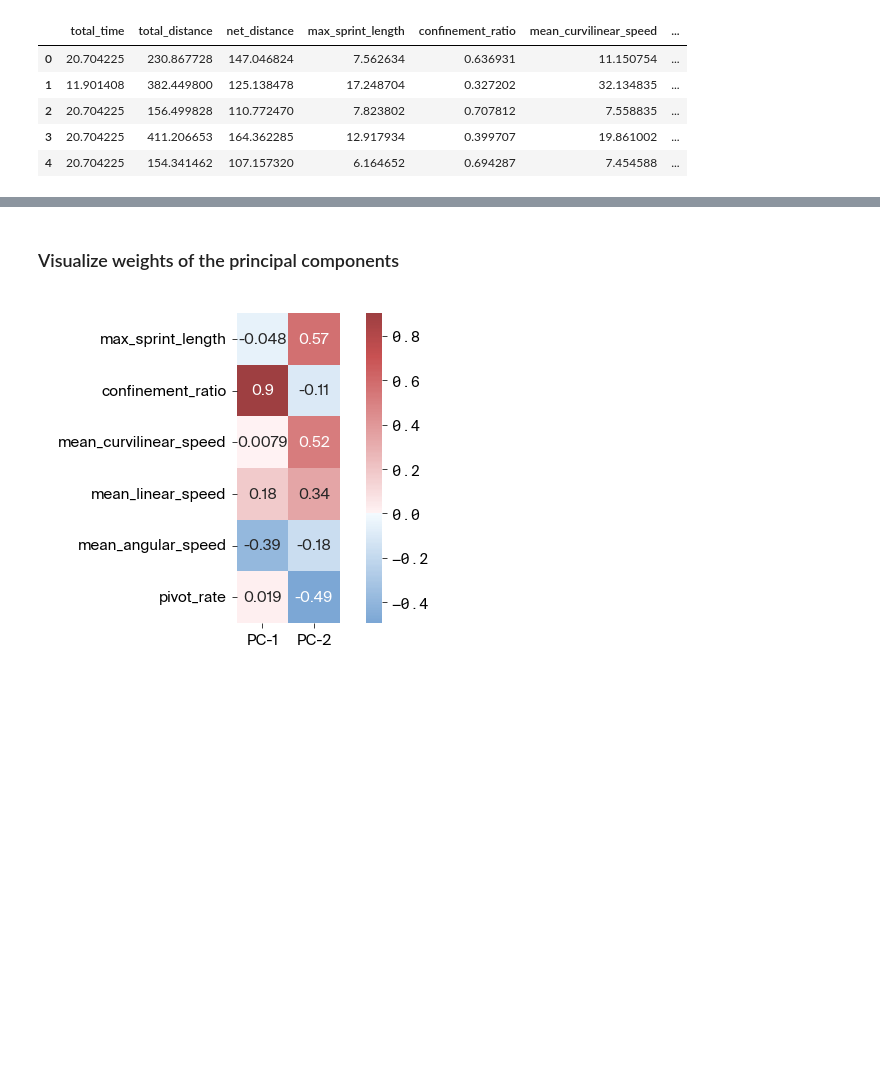
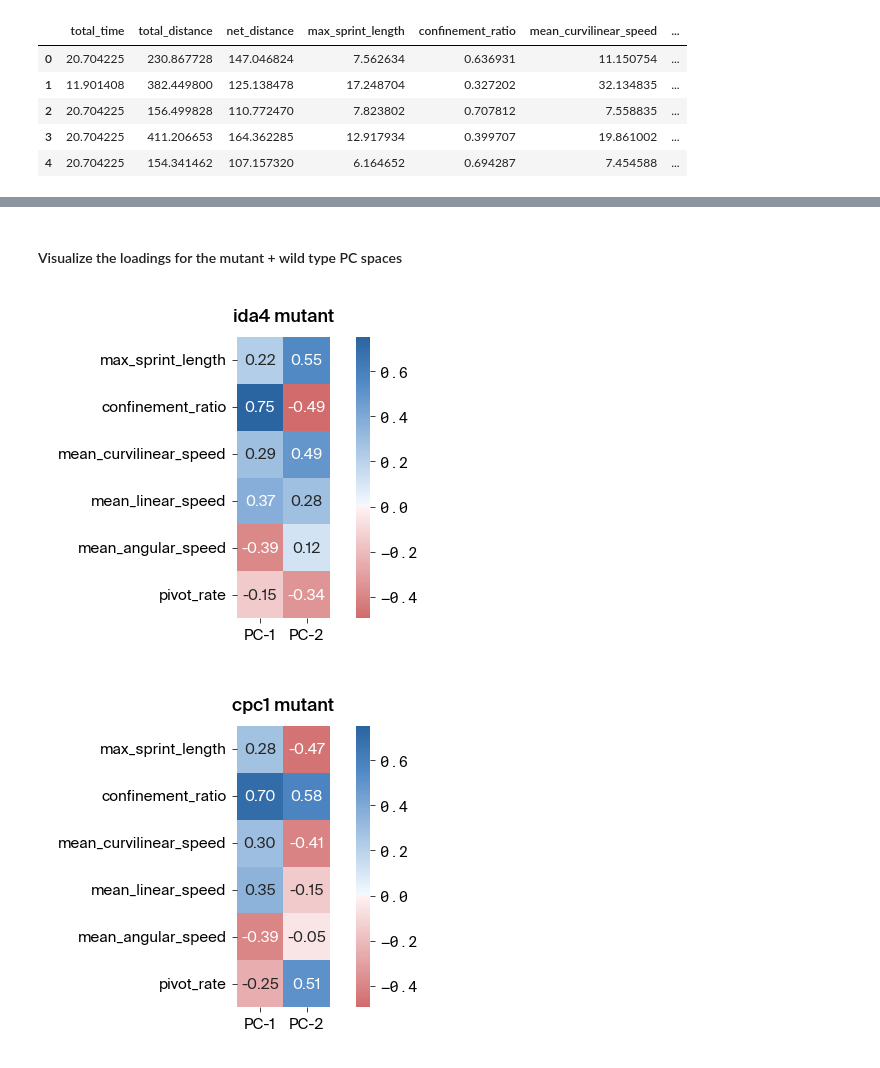
Before and after one commit to Arcadia-Science/2024-chlamy-mutant-motility-pub, a Jupyter notebook: notebooks/2_mutant-motility-pca.ipynb, the cells around one changed output, grey strips where cells are left out. Cells and saved outputs as stored; diff of their text form; code cells hidden in the pictures; blank space fills up the shorter version.

```diff
--- a/notebooks/2_mutant-motility-pca.ipynb
+++ b/notebooks/2_mutant-motility-pca.ipynb
@@ -144,8 +145,6 @@ for i in range(pca_controls.n_components_):
 # %%
 for i, mutant_strain in enumerate(mutant_strains):
-    source = motility_dataframe_controls.loc[
-        motility_dataframe_controls["strain"].isin([wild_type, mutant_strain])
-    ].copy()
+    source = motility_dataframes_controls[mutant_strain].copy()
     source["strain"] = source["strain"].map(rename_for_plot)
 
     # render JointGrid
@@ -158,14 +157,14 @@ for i, mutant_strain in enumerate(mutant_strains):
     )
 
     # aesthetics
-    variances = pca_controls.explained_variance_ratio_
+    variances = pcas_controls[mutant_strain].explained_variance_ratio_
     joint_grid.ax_joint.set_xlabel(f"PC-1  ({variances[0]:.1%})")
     joint_grid.ax_joint.set_ylabel(f"PC-2  ({variances[1]:.1%})")
     sns.move_legend(joint_grid.ax_joint, "upper right", bbox_to_anchor=(1.7, 1))
     apc.mpl.style_plot(joint_grid.ax_joint, monospaced_axes="both")
 
     # save plots
-    panel = ascii_uppercase[i]
-    filename = f"../results/figure-3{panel}"
+    panel = ["B", "C"][i]
+    filename = f"../results/figure-4{panel}.pdf"
     apc.mpl.save_figure(filename)
 # %% [output]
@@ -174,26 +173,42 @@ for i, mutant_strain in enumerate(mutant_strains):
-# %% [markdown]
-### Visualize weights of the principal components
+# %% [markdown]
+#### Visualize the loadings for the mutant + wild type PC spaces
 # %%
-cmap = apc.gradients.red_blue.reverse().to_mpl_cmap()
+# configure colormap and colorbar range
+cmap = apc.gradients.red_blue.to_mpl_cmap()
+vmin = np.min([pcas_controls[mutant_strain].components_ for mutant_strain in mutant_strains])
+vmax = np.max([pcas_controls[mutant_strain].components_ for mutant_strain in mutant_strains])
 
-# create figure
-figsize = apc.mpl.get_figure_dimensions("float_wide")
-fig, ax = plt.subplots(figsize=figsize, layout="constrained")
+for i, mutant_strain in enumerate(mutant_strains):
+    # create figure
+    figsize = apc.mpl.get_figure_dimensions("float_wide")
+    fig, ax = plt.subplots(figsize=figsize, layout="constrained")
 
-# create heatmap
-ax = sns.heatmap(
-    pca_controls.components_.T,
-    cmap=cmap,
-    xticklabels=[f"PC-{i}" for i in range(1, pca_controls.n_components_ + 1)],
-    yticklabels=metrics,
-    annot=True,
-    square=True,
-    cbar=True,
-    center=0,
-    ax=ax,
-)
+    # create heatmap
+    loadings = pcas_controls[mutant_strain].components_.T
+    xticklabels = [f"PC-{i + 1}" for i in range(num_components)]
+    ax = sns.heatmap(
+        loadings,
+        cmap=cmap,
+        xticklabels=xticklabels,
+        yticklabels=metrics,
+        annot=True,
+        fmt=".2f",
+        square=True,
+        cbar=True,
+        center=0,
+        vmin=vmin,
+        vmax=vmax,
+        ax=ax,
+    )
 
-# figure aesthetics
-apc.mpl.style_plot(colorbar_exists=True)
+    # figure aesthetics
+    ax.set_title(rename_for_plot[mutant_strain])
+    apc.mpl.style_plot(colorbar_exists=True)
+
+    # save plots
+    panel = ["D", "E"][i]
+    filename = f"../results/figure-4{panel}.pdf"
+    apc.mpl.save_figure(filename)
 # %% [output]
-[figure, old version]
+[figure, new version]
+[figure, added]
```
Also changed, not shown: parts of 14 cells of this notebook, 13 other files.
